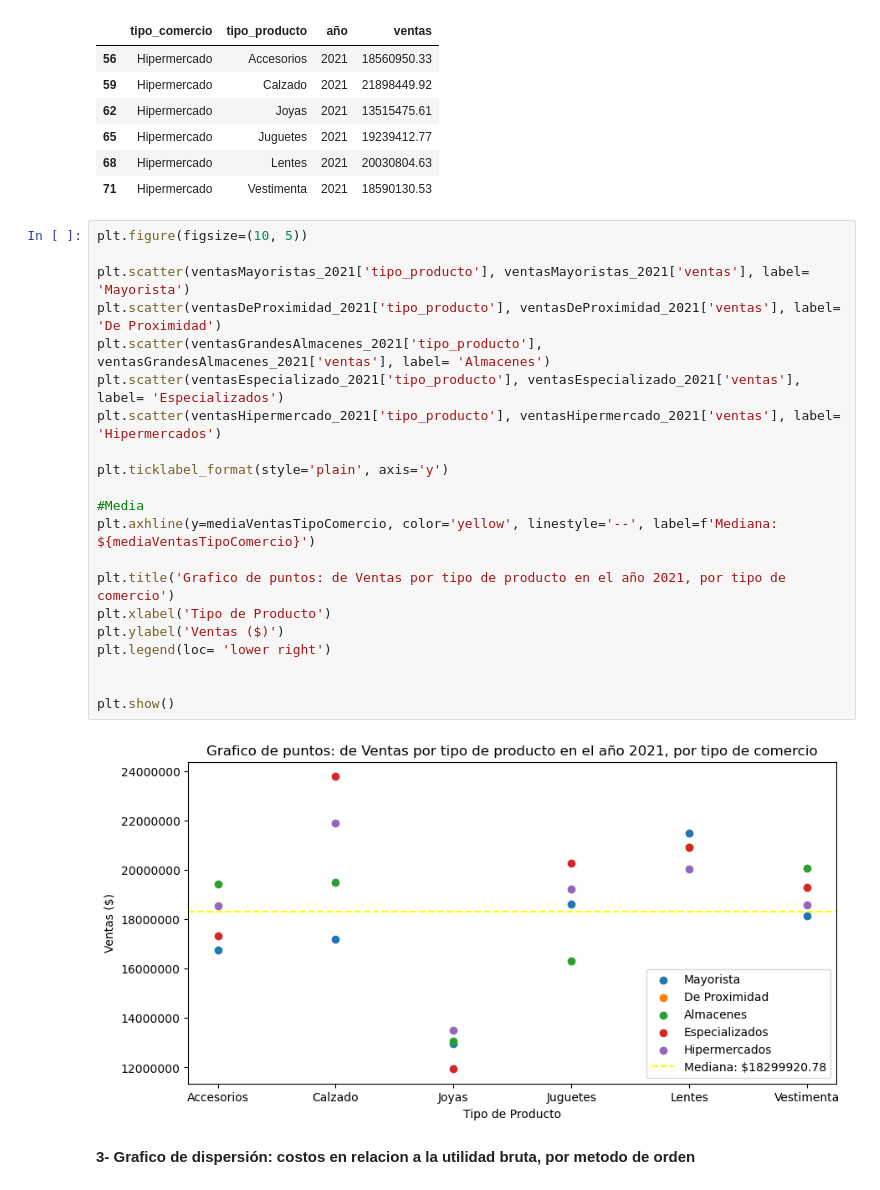
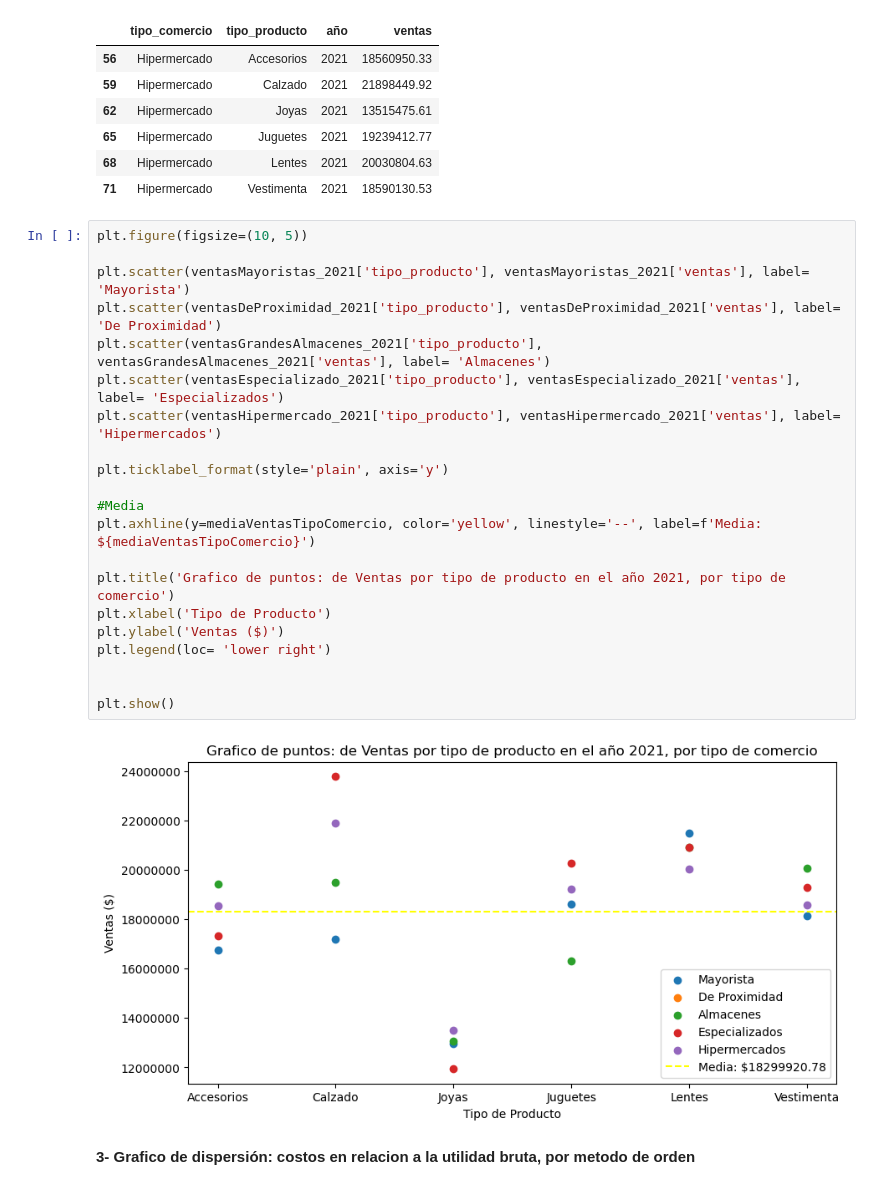
Before and after one commit to manuelpalomeque/ISPC--An-lisisDeDatos--DataBring, a Jupyter notebook: Proyecto Integrador - Analista de Datos - ISPC-Palomeque.ipynb, the cells around one changed output. Cells and saved outputs as stored; diff of their text form.

```diff
--- a/Proyecto Integrador - Analista de Datos - ISPC-Palomeque.ipynb
+++ b/Proyecto Integrador - Analista de Datos - ISPC-Palomeque.ipynb
@@ -717,26 +717,26 @@ ventasHipermercado_2021
 # %%
 plt.figure(figsize=(10, 5))
 
 plt.scatter(ventasMayoristas_2021['tipo_producto'], ventasMayoristas_2021['ventas'], label= 'Mayorista')
 plt.scatter(ventasDeProximidad_2021['tipo_producto'], ventasDeProximidad_2021['ventas'], label= 'De Proximidad')
 plt.scatter(ventasGrandesAlmacenes_2021['tipo_producto'], ventasGrandesAlmacenes_2021['ventas'], label= 'Almacenes')
 plt.scatter(ventasEspecializado_2021['tipo_producto'], ventasEspecializado_2021['ventas'], label= 'Especializados')
 plt.scatter(ventasHipermercado_2021['tipo_producto'], ventasHipermercado_2021['ventas'], label= 'Hipermercados')
 
 plt.ticklabel_format(style='plain', axis='y')
 
 #Media
-plt.axhline(y=mediaVentasTipoComercio, color='yellow', linestyle='--', label=f'Mediana: ${mediaVentasTipoComercio}')
+plt.axhline(y=mediaVentasTipoComercio, color='yellow', linestyle='--', label=f'Media: ${mediaVentasTipoComercio}')
 
 plt.title('Grafico de puntos: de Ventas por tipo de producto en el año 2021, por tipo de comercio')
 plt.xlabel('Tipo de Producto')
 plt.ylabel('Ventas ($)')
 plt.legend(loc= 'lower right')
 
 
 plt.show()
 # %% [output]
-[figure, old version]
+[figure, new version]
 # %% [markdown]
 **3- Grafico de dispersión: costos en relacion a la utilidad bruta, por metodo de orden**
 # %%
```
Also changed, not shown: parts of 2 cells of this notebook.
